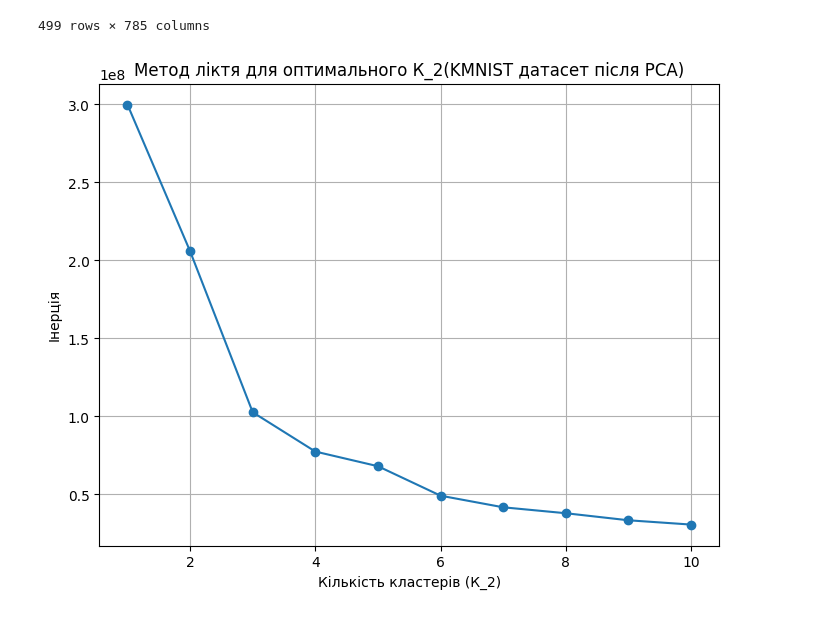
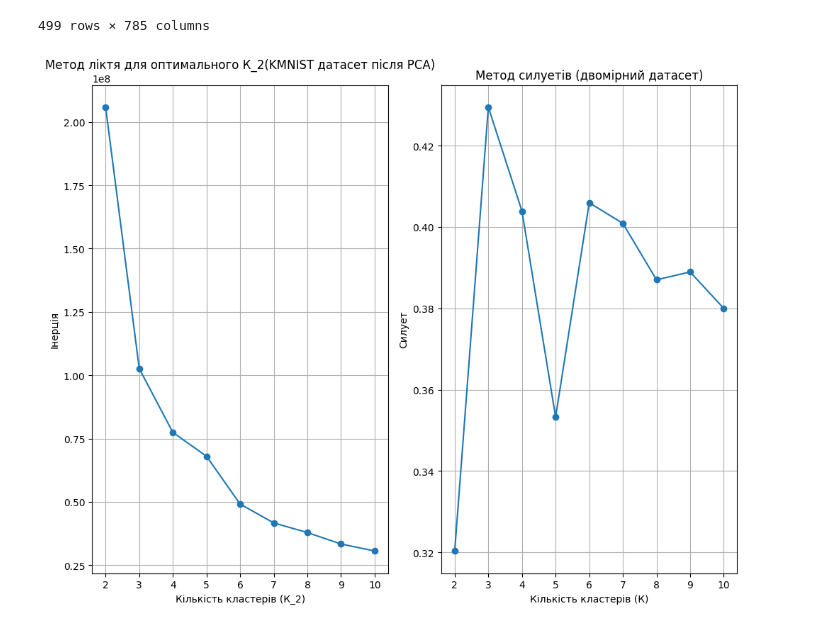
Before and after one commit to Anastasya2701/GOIT-KATRUSHENKO, a Jupyter notebook: HW6/HW6.ipynb, the cells around one changed output. Drawn from its saved outputs; the diff is of its cells as text; code cells hidden in the pictures.

```diff
--- a/HW6/HW6.ipynb
+++ b/HW6/HW6.ipynb
@@ -72,19 +88,33 @@ pca = PCA(n_components=2)
 X_mnist_pca = pca.fit_transform(X_mnist)
 # %%
 inertia_mnist = []
-K_range_2 = range(1, 11)
+silhouette_avg_mnist = []
+K_range_2 = range(2, 11)
 
 for k_2 in K_range_2:
     kmeans_2 = KMeans(n_clusters=k_2, random_state=42)
     kmeans_2.fit(X_mnist_pca)
     inertia_mnist.append(kmeans_2.inertia_)
+
+    silhouette_avg_mnist.append(silhouette_score(X_mnist_pca, kmeans_2.labels_))
 # %%
-plt.figure(figsize=(8,6))
+plt.figure(figsize=(10, 8))
+
+plt.subplot(1, 2, 1)
 plt.plot(K_range_2, inertia_mnist, marker='o')
 plt.title('Метод ліктя для оптимального К_2(KMNIST датасет після PCA)')
 plt.xlabel('Кількість кластерів (К_2)')
 plt.ylabel('Інерція')
 plt.grid(True)
+
+plt.subplot(1, 2, 2)
+plt.plot(K_range_2, silhouette_avg_mnist, marker='o')
+plt.title('Метод силуетів (двомірний датасет)')
+plt.xlabel('Кількість кластерів (К)')
+plt.ylabel('Силует')
+plt.grid(True)
+
+plt.tight_layout()
 plt.show()
 # %% [output]
-[figure, old version]
+[figure, new version]
```
Also changed, not shown: parts of 5 cells of this notebook.
